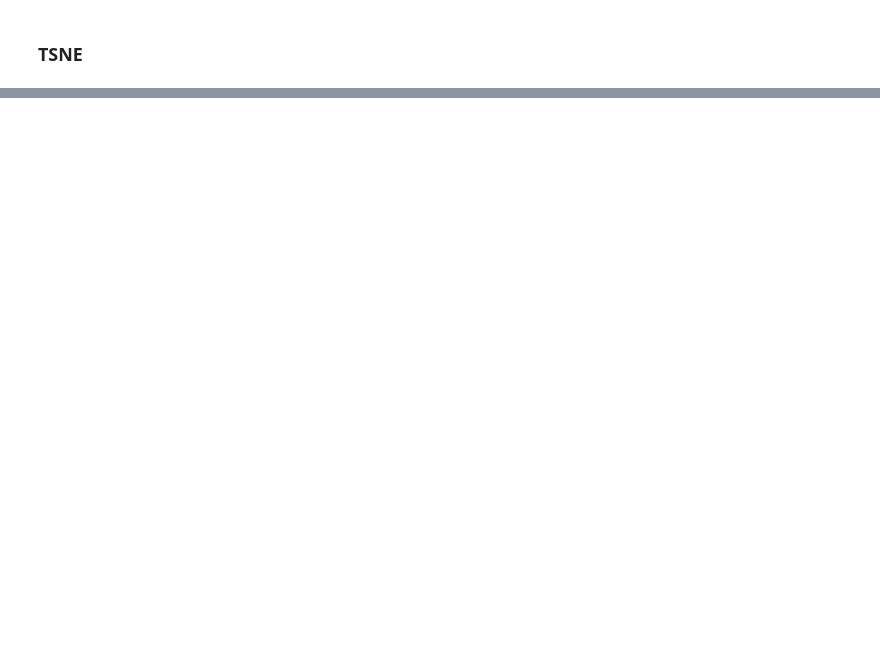
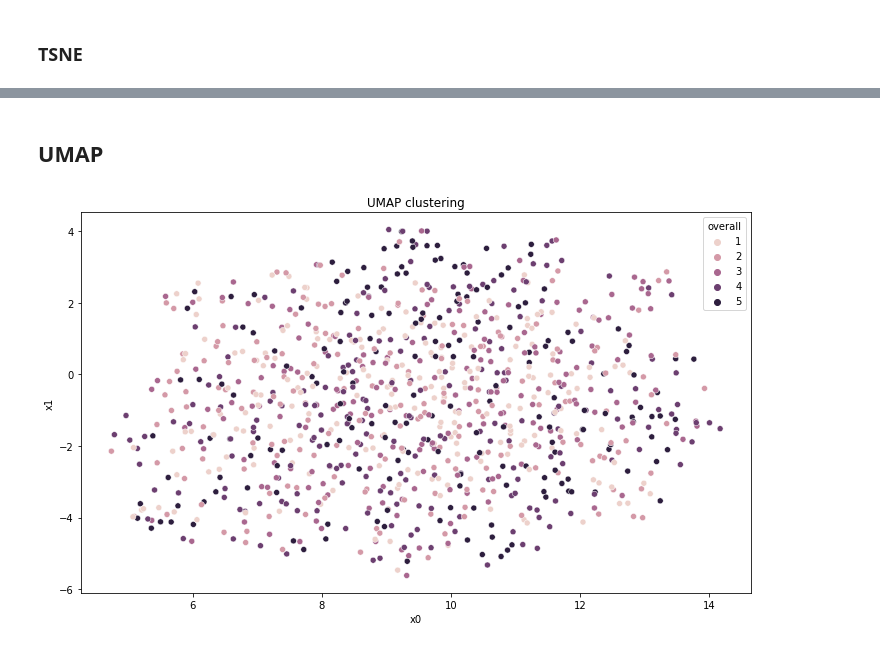
Before and after one commit to MichaelHermannHubler/AIAPP_NLP, a Jupyter notebook: project.ipynb, the cells around one changed output, grey strips where cells are left out. Drawn from its saved outputs; the diff is of its cells as text; code cells hidden in the pictures; blank space fills up the shorter version.

Commit message:
UMAP added

```diff
--- a/project.ipynb
+++ b/project.ipynb
@@ -497,0 +499,15 @@ plt.show()
+# %% [markdown]
+## UMAP
+# %%
+reducer = UMAP(n_neighbors=20, min_dist=0.8)
+v_embed = reducer.fit_transform(X)
+
+df_sample['x0'] = v_embed[:,0]
+df_sample['x1'] = v_embed[:,1]
+
+plt.figure(figsize=(12, 7))
+plt.title("UMAP clustering")
+sns.scatterplot(x="x0", y="x1", data=df_sample, hue='overall')
+plt.show()
+# %% [output]
+[figure, added]
```
Also changed, not shown: parts of 3 cells of this notebook.
